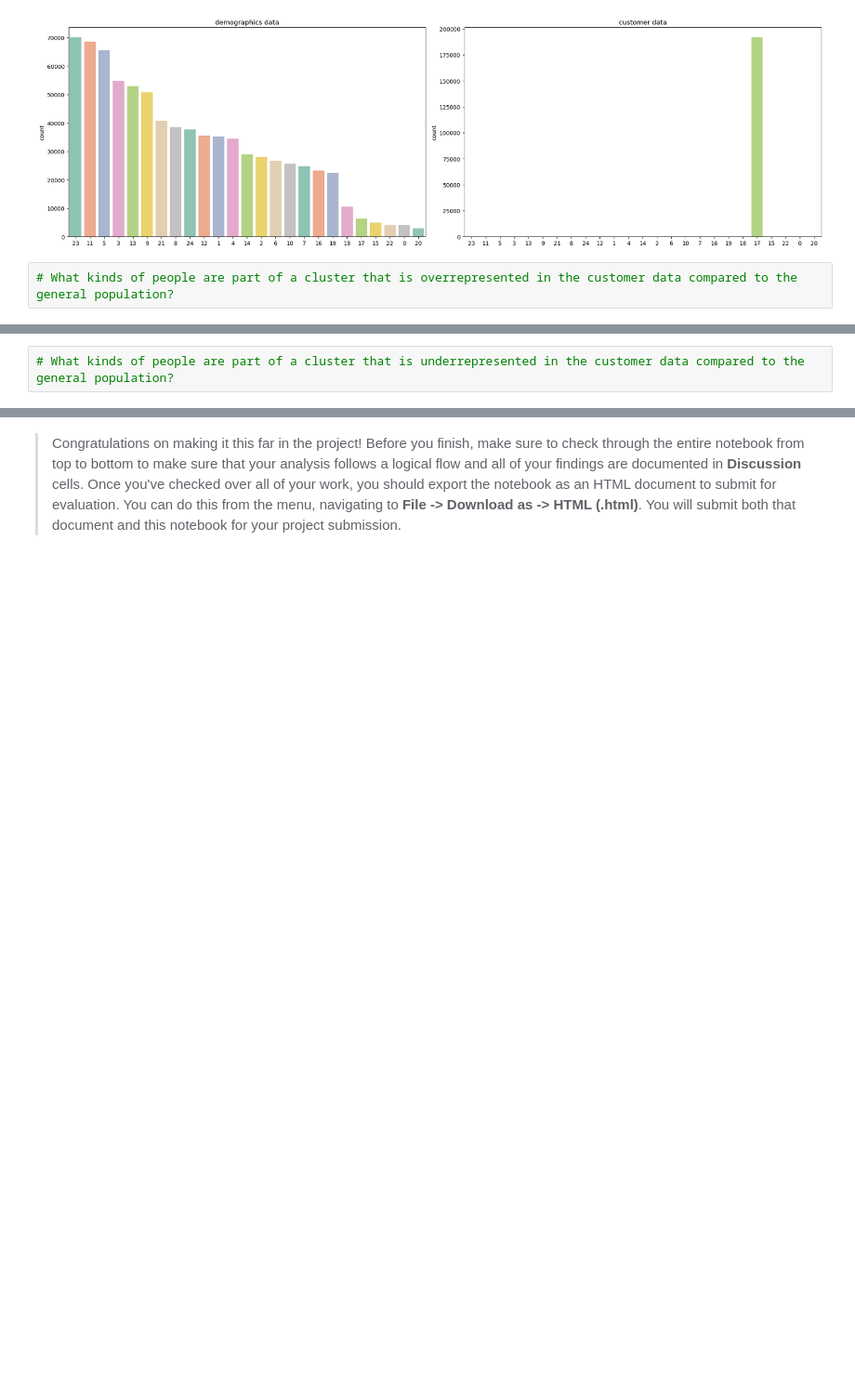
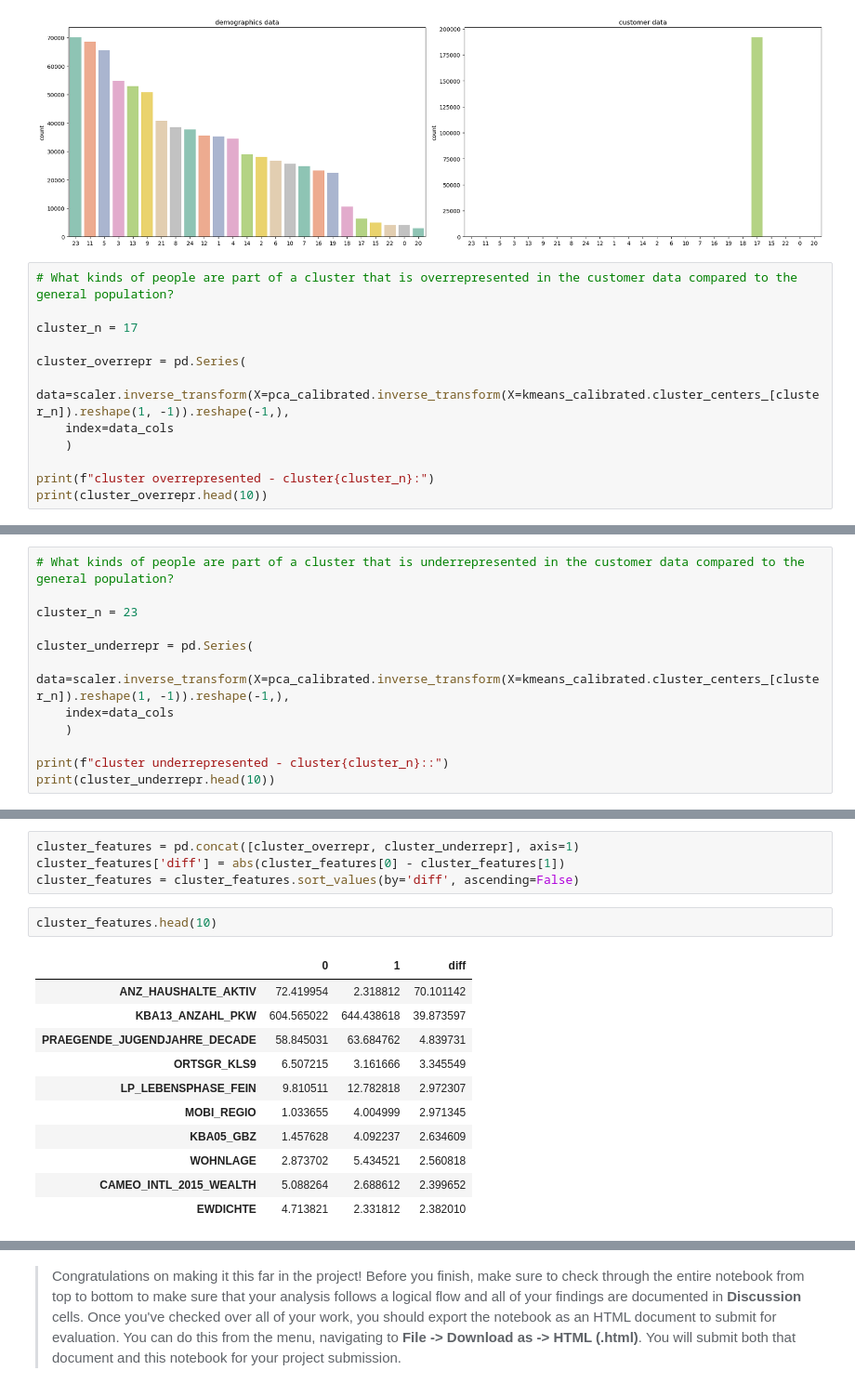
Before and after one commit to dorottyawinter/identify_customer_segments, a Jupyter notebook: Identify_Customer_Segments.ipynb, the cells around one changed output, grey strips where cells are left out. Shown at 93% size. Saved outputs shown, nothing was run; the diff lists cells and outputs as text; blank space fills up the shorter version.

```diff
--- a/Identify_Customer_Segments.ipynb
+++ b/Identify_Customer_Segments.ipynb
@@ -1297,3 +1321,13 @@ fig.tight_layout()
 [figure]
 # %%
 # What kinds of people are part of a cluster that is overrepresented in the customer data compared to the general population?
+
+cluster_n = 17
+
+cluster_overrepr = pd.Series(
+    data=scaler.inverse_transform(X=pca_calibrated.inverse_transform(X=kmeans_calibrated.cluster_centers_[cluster_n]).reshape(1, -1)).reshape(-1,),
+    index=data_cols
+    )
+
+print(f"cluster overrepresented - cluster{cluster_n}:")
+print(cluster_overrepr.head(10))
@@ -1300,2 +1347,12 @@ fig.tight_layout()
 # %%
 # What kinds of people are part of a cluster that is underrepresented in the customer data compared to the general population?
+
+cluster_n = 23
+
+cluster_underrepr = pd.Series(
+    data=scaler.inverse_transform(X=pca_calibrated.inverse_transform(X=kmeans_calibrated.cluster_centers_[cluster_n]).reshape(1, -1)).reshape(-1,),
+    index=data_cols
+    )
+
+print(f"cluster underrepresented - cluster{cluster_n}::")
+print(cluster_underrepr.head(10))
@@ -1305,0 +1386,18 @@ fig.tight_layout()
+# %%
+cluster_features = pd.concat([cluster_overrepr, cluster_underrepr], axis=1)
+cluster_features['diff'] = abs(cluster_features[0] - cluster_features[1])
+cluster_features = cluster_features.sort_values(by='diff', ascending=False)
+# %%
+cluster_features.head(10)
+# %% [output]
+|  | 0 | 1 | diff |
+| ANZ_HAUSHALTE_AKTIV | 72.419954 | 2.318812 | 70.101142 |
+| KBA13_ANZAHL_PKW | 604.565022 | 644.438618 | 39.873597 |
+| PRAEGENDE_JUGENDJAHRE_DECADE | 58.845031 | 63.684762 | 4.839731 |
+| ORTSGR_KLS9 | 6.507215 | 3.161666 | 3.345549 |
+| LP_LEBENSPHASE_FEIN | 9.810511 | 12.782818 | 2.972307 |
+| MOBI_REGIO | 1.033655 | 4.004999 | 2.971345 |
+| KBA05_GBZ | 1.457628 | 4.092237 | 2.634609 |
+| WOHNLAGE | 2.873702 | 5.434521 | 2.560818 |
+| CAMEO_INTL_2015_WEALTH | 5.088264 | 2.688612 | 2.399652 |
+| EWDICHTE | 4.713821 | 2.331812 | 2.382010 |
```
Also changed, not shown: parts of 10 cells of this notebook, 1 other file.
